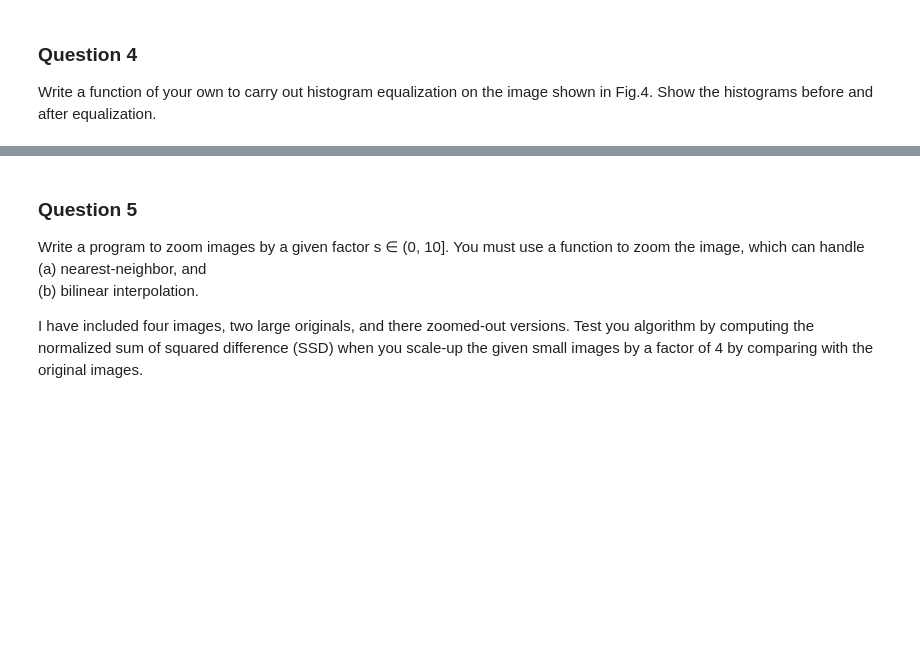
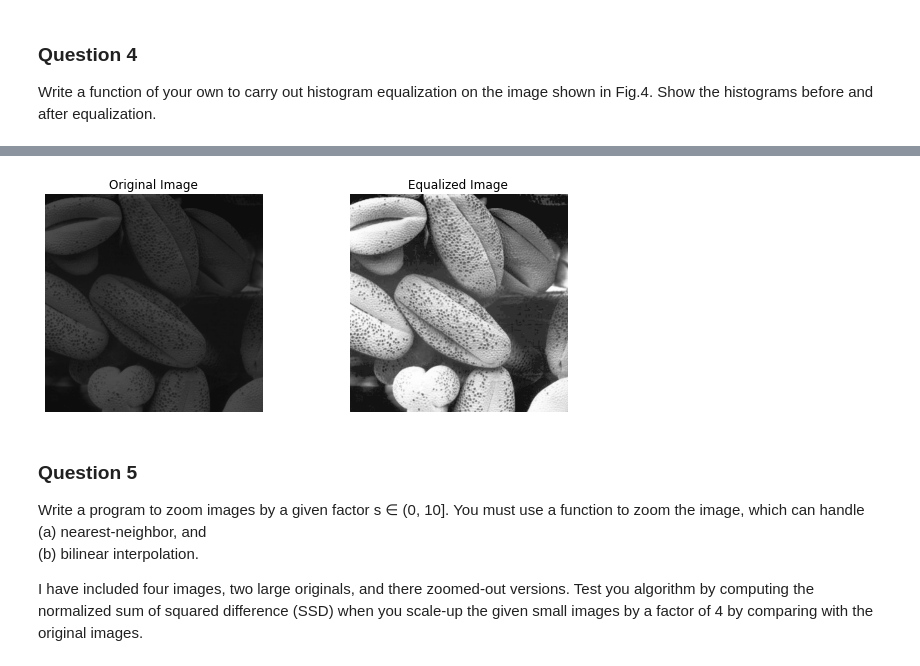
Before and after one commit to ayodyawkh/EN2550, a Jupyter notebook: Assignment_1/Assignment1.ipynb, the cells around one changed output, grey strips where cells are left out. Cells and saved outputs as stored; diff of their text form; code cells hidden in the pictures; blank space fills up the shorter version.

```diff
--- a/Assignment_1/Assignment1.ipynb
+++ b/Assignment_1/Assignment1.ipynb
@@ -181,3 +213,16 @@ Write a function of your own to carry out histogram equalization on the image sh
+# %%
+figure, axis = plt.subplots(1,2)
+figure.set_figwidth(10)
+
+axis[0].imshow(cv.cvtColor(Img, cv.COLOR_BGR2RGB))
+axis[0].axis('off')
+axis[0].title.set_text('Original Image')
+axis[1].imshow(cv.cvtColor(equ_Img, cv.COLOR_BGR2RGB))
+axis[1].axis('off')
+axis[1].title.set_text('Equalized Image')
+plt.show()
+# %% [output]
+[figure, added]
 # %% [markdown]
 ### Question 5
 Write a program to zoom images by a given factor s ∈ (0, 10]. You must use a function to zoom the image, which can handle <br>
```
Also changed, not shown: parts of 4 cells of this notebook.
